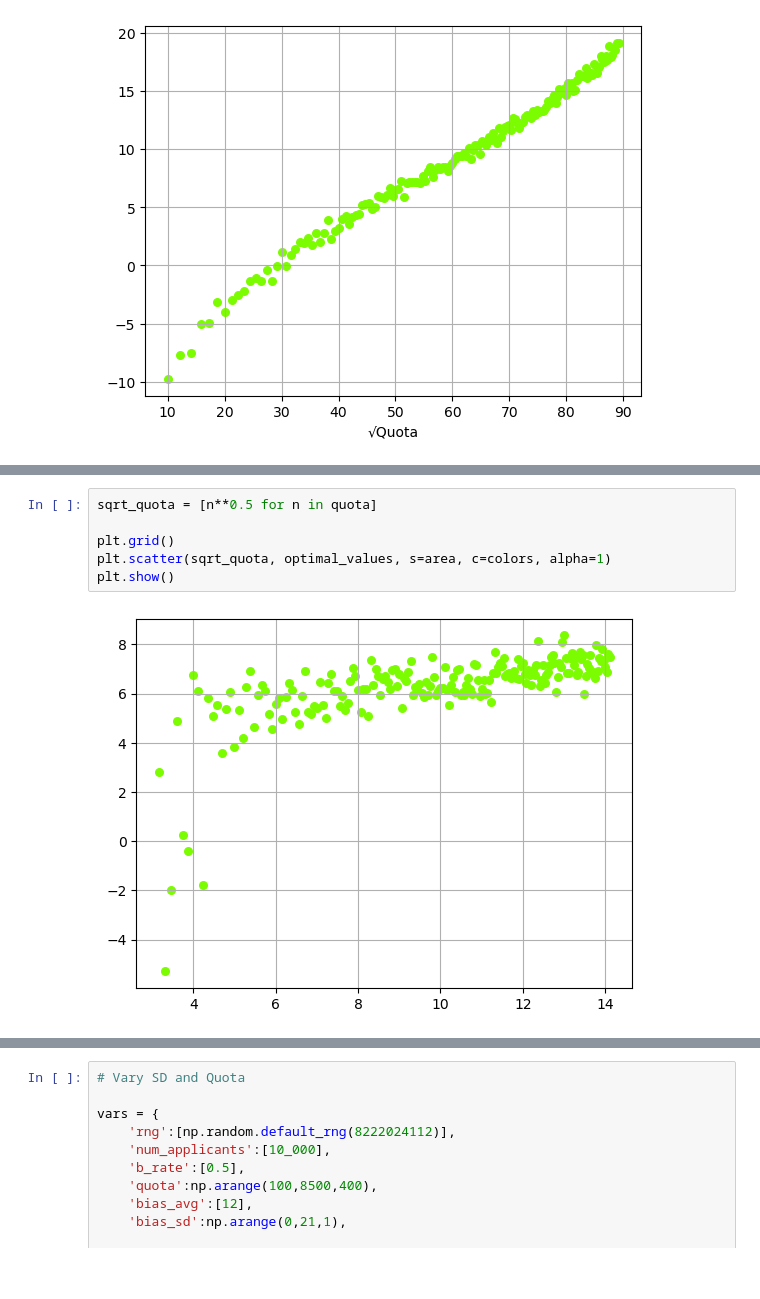
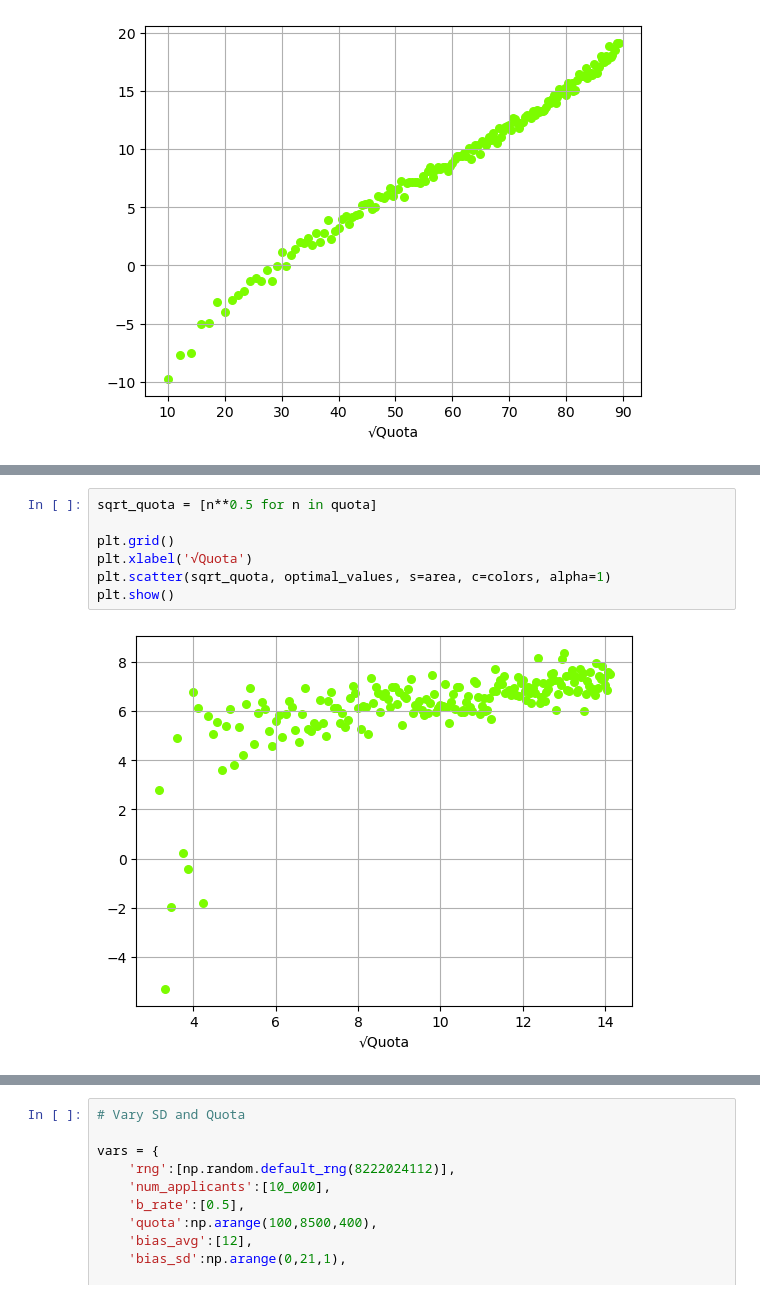
Before and after one commit to sam8457/aa-sim, a Jupyter notebook: aa-sim-optimal-points-testing.ipynb, the cells around one changed output, grey strips where cells are left out. Saved outputs shown, nothing was run; the diff lists cells and outputs as text; blank space fills up the shorter version.

```diff
--- a/aa-sim-optimal-points-testing.ipynb
+++ b/aa-sim-optimal-points-testing.ipynb
@@ -303,11 +305,12 @@ plt.show()
 # %%
 sqrt_quota = [n**0.5 for n in quota]
 
 plt.grid()
+plt.xlabel('√Quota')
 plt.scatter(sqrt_quota, optimal_values, s=area, c=colors, alpha=1)
 plt.show()
 # %% [output]
-[figure, old version]
+[figure, new version]
 # %%
 # Vary B Rate
 
```
Also changed, not shown: parts of 7 cells of this notebook.
